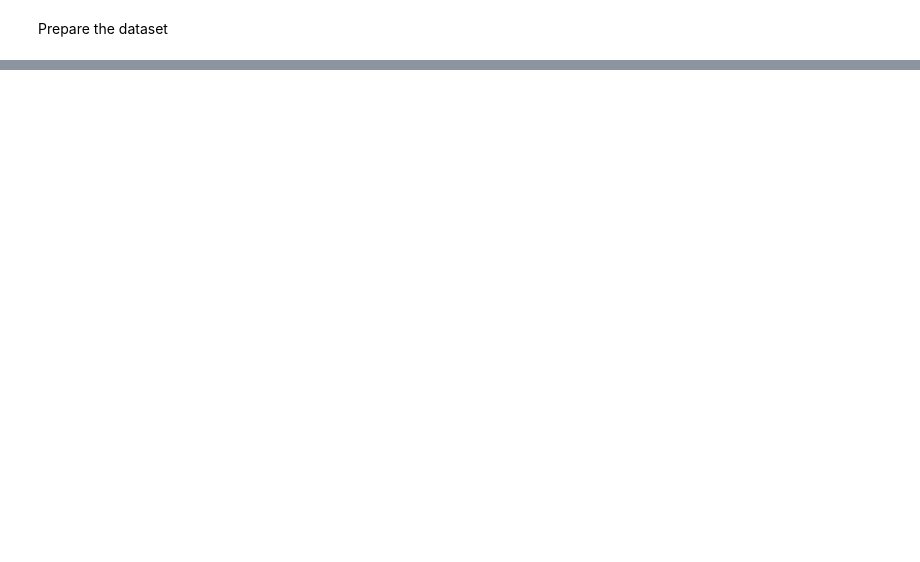
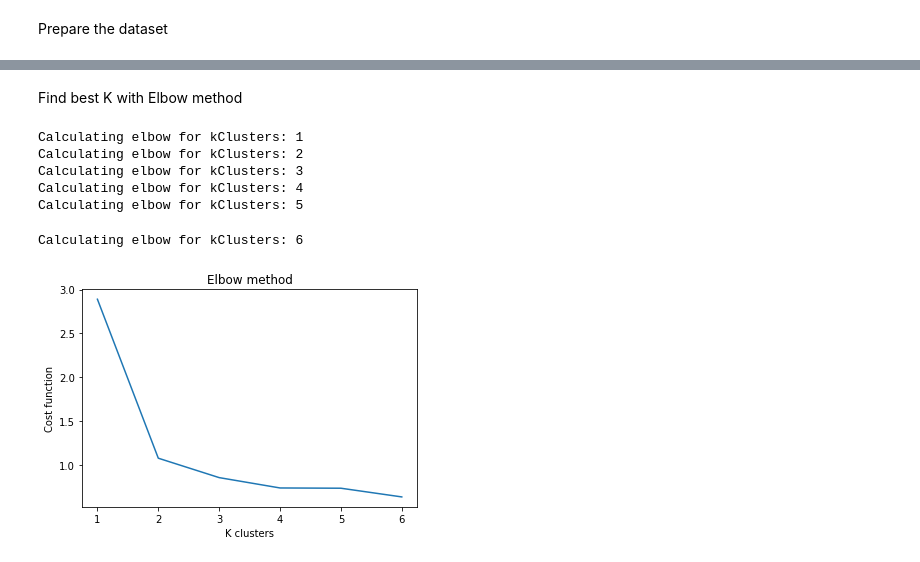
Before and after one commit to Dosclic98/Esame_Machine_Learning, a Jupyter notebook: Clustering/main.ipynb, the cells around one changed output, grey strips where cells are left out. Cells and saved outputs as stored; diff of their text form; code cells hidden in the pictures; blank space fills up the shorter version.

```diff
--- a/Clustering/main.ipynb
+++ b/Clustering/main.ipynb
@@ -61,0 +73,12 @@ For k clusters = 3 The average silhouette_score is : 0.49465083884728195
+# %% [markdown]
+Find best K with Elbow method
+# %%
+elbowMethod(dataset, 6, 10)
+# %% [output]
+Calculating elbow for kClusters: 1
+Calculating elbow for kClusters: 2
+Calculating elbow for kClusters: 3
+Calculating elbow for kClusters: 4
+Calculating elbow for kClusters: 5
+Calculating elbow for kClusters: 6
+[figure, added]
```
Also changed, not shown: parts of 14 cells of this notebook, 3 other files.
